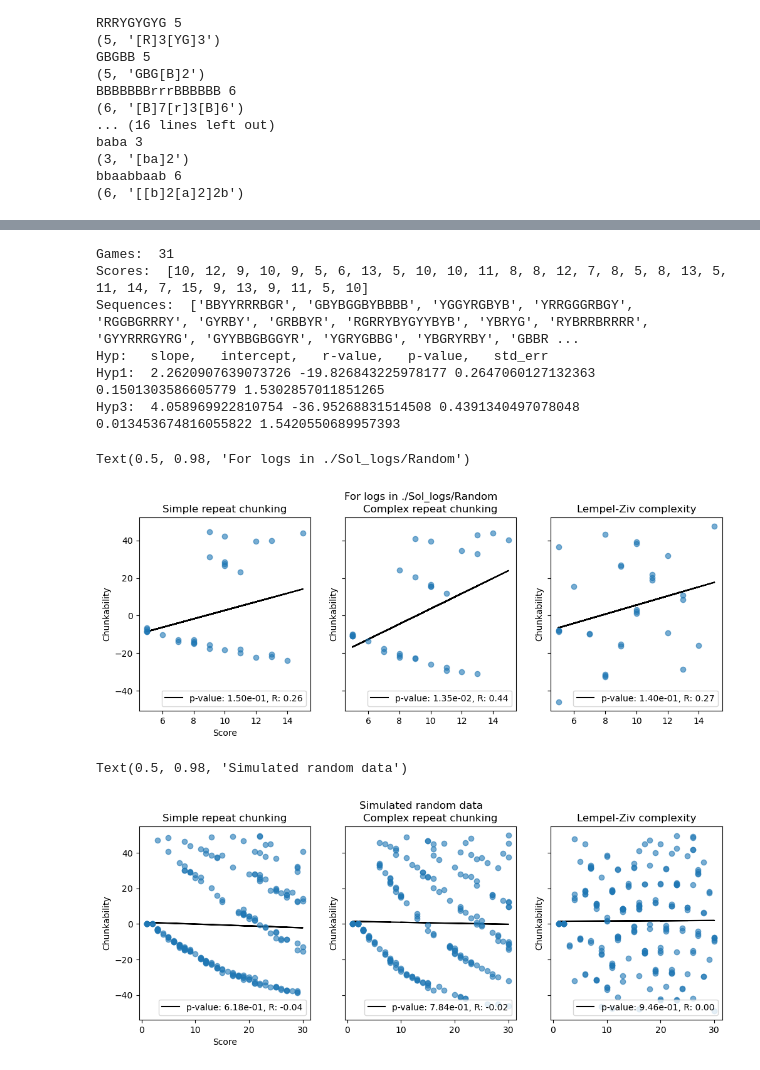
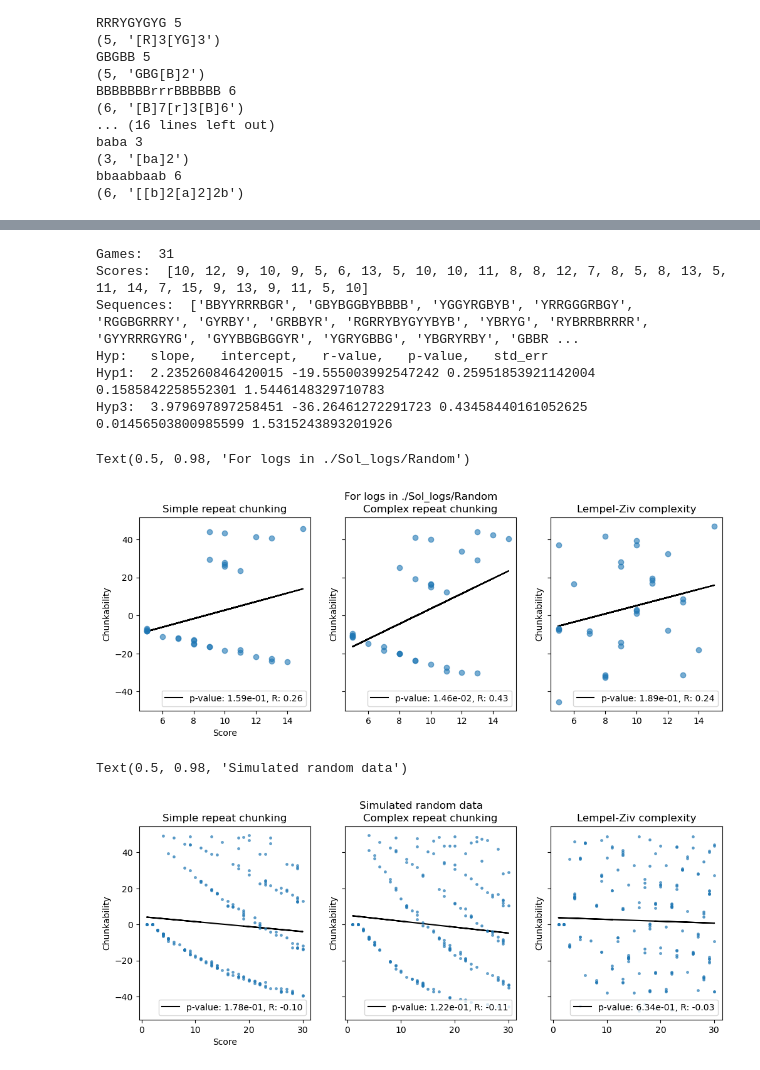
Before and after one commit to qsimeon/PSY1401Projects, a Jupyter notebook: final_project/RepeatsScheme.ipynb, the cells around one changed output, grey strips where cells are left out. Saved outputs shown, nothing was run; the diff lists cells and outputs as text; code cells hidden in the pictures.

Commit message:
coding scheme distributions plot

```diff
--- a/final_project/RepeatsScheme.ipynb
+++ b/final_project/RepeatsScheme.ipynb
@@ -96,17 +96,20 @@ from scipy import stats
 # %%
-# Analyze data within one subject
+# Methods for analysis
+
+def get_code_lengths(scheme, seq):
+    return scheme(seq)[0]
 
 def get_chunkability_simple(scheme, seq):
 
-    l = scheme(seq)[0]
+    l = get_code_lengths(scheme, seq)
     chunkability = 1 - l/len(seq)
     return chunkability
 
 def get_chunkability_percentile(scheme, seq, n_samples=1000):
 
     cl_samples = sample_compressed_lengths(scheme, len(seq), n_samples)
-    cl_datapt = scheme(seq)[0]
-    cl_percentile = stats.percentileofscore(cl_samples, cl_datapt)
+    cl_datapt = get_code_lengths(scheme, seq)
+    cl_percentile = stats.percentileofscore(cl_samples, cl_datapt, kind='mean')
     chunkability = -(cl_percentile - 50) # should positive if the compression length less than the median
 
     return chunkability
@@ -143,3 +146,12 @@ def get_chunkabilities_from_logs(data_path, get_chunkability=get_chunkability_si
         chunk3.append(c3)
 
     return scores, sequences, chunk1, chunk2, chunk3
+
+def get_measure_multiple_seqs(scheme, random_sequences, get_measure=get_code_lengths):
+
+    measures = []
+    for i in range(len(random_sequences)):
+        seq = random_sequences[i]
+        measures.append(get_measure(scheme, seq))
+
+    return np.array(measures)
@@ -146,5 +170,5 @@ def get_chunkabilities_from_logs(data_path, get_chunkability=get_chunkability_si
 # %%
-data_path = './Sol_logs/Random' # './Hokyung_logs' # './Quilee_logs' # './Jack_logs' #
+data_path = './Sol_logs/Random' #'./Quilee_logs' # './Hokyung_logs' #  './Jack_logs' #
 scores, sequences, chunk1, chunk2, chunk3 = get_chunkabilities_from_logs(data_path, get_chunkability=get_chunkability_percentile)
 
 m1, b1, r1, p1, std_err1 = stats.linregress(scores, chunk1)
@@ -177,49 +201,46 @@ Games:  31
 Scores:  [10, 12, 9, 10, 9, 5, 6, 13, 5, 10, 10, 11, 8, 8, 12, 7, 8, 5, 8, 13, 5, 11, 14, 7, 15, 9, 13, 9, 11, 5, 10]
 Sequences:  ['BBYYRRRBGR', 'GBYBGGBYBBBB', 'YGGYRGBYB', 'YRRGGGRBGY', 'RGGBGRRRY', 'GYRBY', 'GRBBYR', 'RGRRYBYGYYBYB', 'YBRYG', 'RYBRRBRRRR', 'GYYRRRGYRG', 'GYYBBGBGGYR', 'YGRYGBBG', 'YBGRYRBY', 'GBBR ...
 Hyp:   slope,   intercept,   r-value,   p-value,   std_err
-Hyp1:  2.2620907639073726 -19.826843225978177 0.2647060127132363 0.1501303586605779 1.5302857011851265
-Hyp3:  4.058969922810754 -36.95268831514508 0.4391340497078048 0.013453674816055822 1.5420550689957393
+Hyp1:  2.235260846420015 -19.555003992547242 0.25951853921142004 0.1585842258552301 1.5446148329710783
+Hyp3:  3.979697897258451 -36.26461272291723 0.43458440161052625 0.01456503800985599 1.5315243893201926
 Text(0.5, 0.98, 'For logs in ./Sol_logs/Random')
-[figure, old version]
+[figure, new version]
 # %%
-# Check that randomly simulated data yields no correlation
+# Check that randomly simulated data yields no chunkability correlation
 
-def simulate_random_percentiles(scheme, max_len=30, n_datapts=200, n_samples=1000):
-    random_sequences = sample_random_sequences(max_len, n_datapts, max=True)
-    lengths = []
-    chunk_ps = []
-    for i in range(n_datapts):
-        seq = random_sequences[i]
-        lengths.append(len(seq))
-        chunk_ps.append(get_chunkability_percentile(scheme, seq, n_samples))
+# Calculate measures for random sequences
 
-    return lengths, chunk_ps
+np.random.seed(128)
+random_seqs = sample_random_sequences(30, 200, min=1)
+lengths = np.array([len(seq) for seq in random_seqs])
 
-l1, c1 = simulate_random_percentiles(simple_repeat_scheme)
-l2, c2 = simulate_random_percentiles(LZ_scheme)
-l3, c3 = simulate_random_percentiles(complex_repeat_scheme)
+measure = get_chunkability_percentile
+c1 = get_measure_multiple_seqs(simple_repeat_scheme, random_seqs, measure)
+c2 = get_measure_multiple_seqs(LZ_scheme, random_seqs, measure)
+c3 = get_measure_multiple_seqs(complex_repeat_scheme, random_seqs, measure)
 
-m1, b1, r1, p1, std_err1 = stats.linregress(l1, c1)
-m2, b2, r2, p2, std_err2 = stats.linregress(l2, c2)
-m3, b3, r3, p3, std_err3 = stats.linregress(l3, c3)
+m1, b1, r1, p1, std_err1 = stats.linregress(lengths, c1)
+m2, b2, r2, p2, std_err2 = stats.linregress(lengths, c2)
+m3, b3, r3, p3, std_err3 = stats.linregress(lengths, c3)
 
+s = 6
 fig, ax = plt.subplots(1, 3, figsize=(12, 4), sharex=False, sharey=True)
-ax[0].scatter(l1, c1, alpha=0.6)
-ax[1].scatter(l3, c3, alpha=0.6)
-ax[2].scatter(l2, c2, alpha=0.6)
+ax[0].scatter(lengths, c1, alpha=0.6, s=s)
+ax[1].scatter(lengths, c3, alpha=0.6, s=s)
+ax[2].scatter(lengths, c2, alpha=0.6, s=s)
 ax[0].set(ylabel='Chunkability', xlabel='Score', title='Simple repeat chunking')
 ax[1].set(ylabel='Chunkability', title='Complex repeat chunking')
 ax[2].set(ylabel='Chunkability', title='Lempel-Ziv complexity')
-ax[0].plot(np.array(l1), m1*np.array(l1) + b1, color='k', zorder=0,
+ax[0].plot(np.array(lengths), m1*np.array(lengths) + b1, color='k', zorder=0,
            label=f'p-value: {p1:.2e}, R: {r1:.2f}')
-ax[1].plot(np.array(l3), m3*np.array(l3) + b3, color='k', zorder=0,
+ax[1].plot(np.array(lengths), m3*np.array(lengths) + b3, color='k', zorder=0,
            label=f'p-value: {p3:.2e}, R: {r3:.2f}')
-ax[2].plot(np.array(l2), m2*np.array(l2) + b2, color='k', zorder=0,
+ax[2].plot(np.array(lengths), m2*np.array(lengths) + b2, color='k', zorder=0,
               label=f'p-value: {p2:.2e}, R: {r2:.2f}')
 ax[0].legend(loc='lower right')
 ax[1].legend(loc='lower right')
 ax[2].legend(loc='lower right')
 fig.suptitle(f'Simulated random data')
 # %% [output]
 Text(0.5, 0.98, 'Simulated random data')
-[figure, old version]
+[figure, new version]
```
Also changed, not shown: parts of 7 cells of this notebook, 1 other file.
